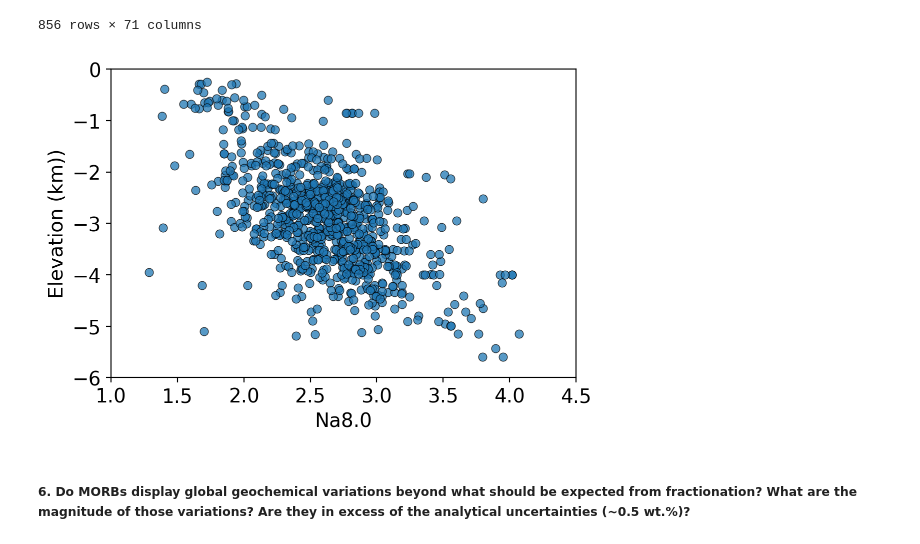
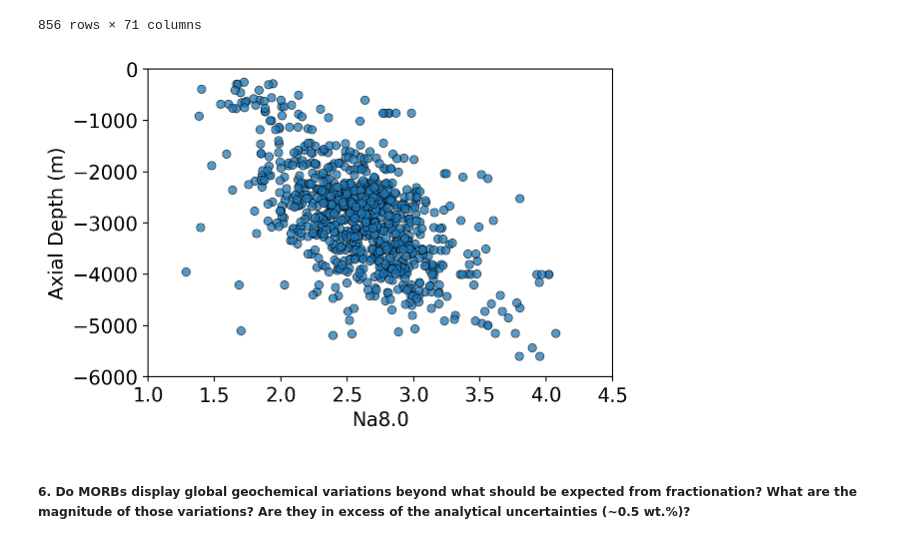
Before and after one commit to sarahshi/earthchem-teaching, a Jupyter notebook: SERC_MORB_colab.ipynb, the cells around one changed output. Cells and saved outputs as stored; diff of their text form; code cells hidden in the pictures.

```diff
--- a/SERC_MORB_colab.ipynb
+++ b/SERC_MORB_colab.ipynb
@@ -239,15 +244,15 @@ df_lim
 # %%
 # Plot the figures here. I'll show the one for Na8.0, but please make the two other figures.
 
 plt.figure(figsize=(6, 4)) # define figure and figure size, width vs. height
-plt.scatter(df.Na8, df.Elevation_km, edgecolor='k', linewidth = 0.5, alpha=0.75) # scatter (x, y), edgecolor and linewidth define the scatter outlines, alpha defines transparency.
+plt.scatter(df.Na8, df.Elevation, edgecolor='k', linewidth = 0.5, alpha=0.75) # scatter (x, y), edgecolor and linewidth define the scatter outlines, alpha defines transparency.
 plt.xlabel('Na8.0') # label x-axis
-plt.ylabel('Elevation (km)') # label y-axis
+plt.ylabel('Axial Depth (m)') # label y-axis
 plt.xlim([1, 4.5]) # set x-axis range
-plt.ylim([-6, 0]) # set y-axis range.
+plt.ylim([-6000, 0]) # set y-axis range.
 plt.show()
 # %% [output]
-[figure, old version]
+[figure, new version]
 # %%
 # Plot Elevation (km) Fe8.0
 # %%
```
Also changed, not shown: parts of 20 cells of this notebook, 3 other files.
